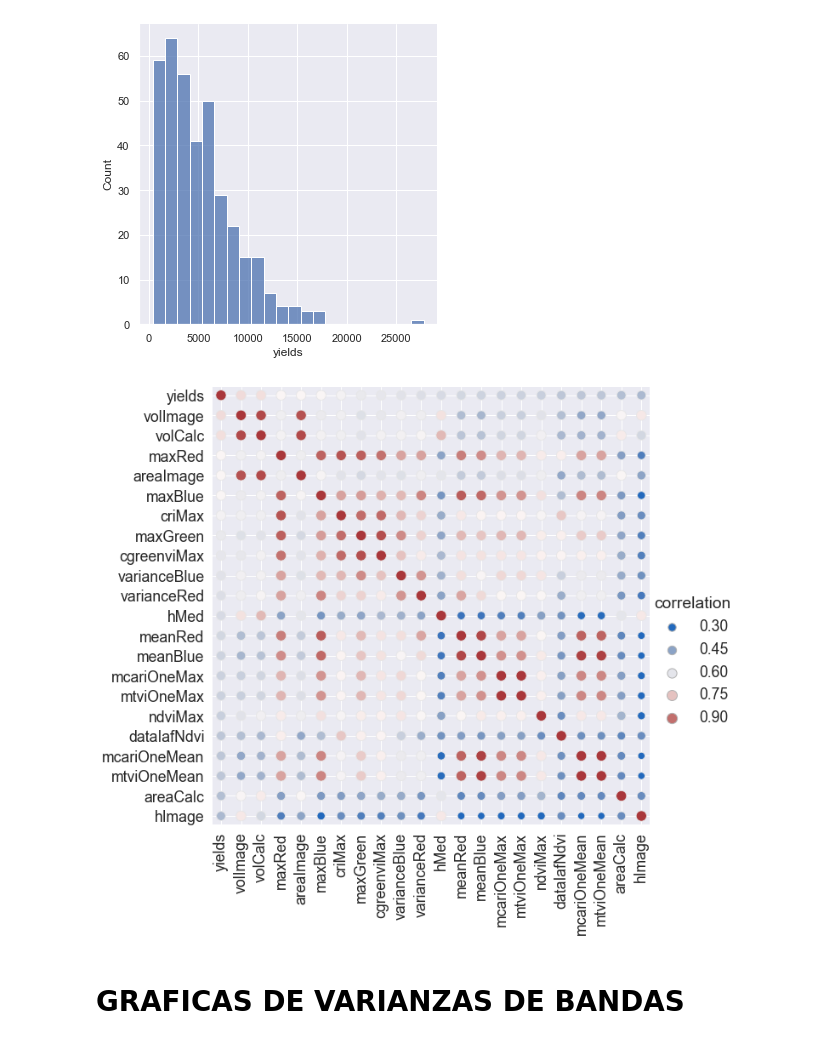
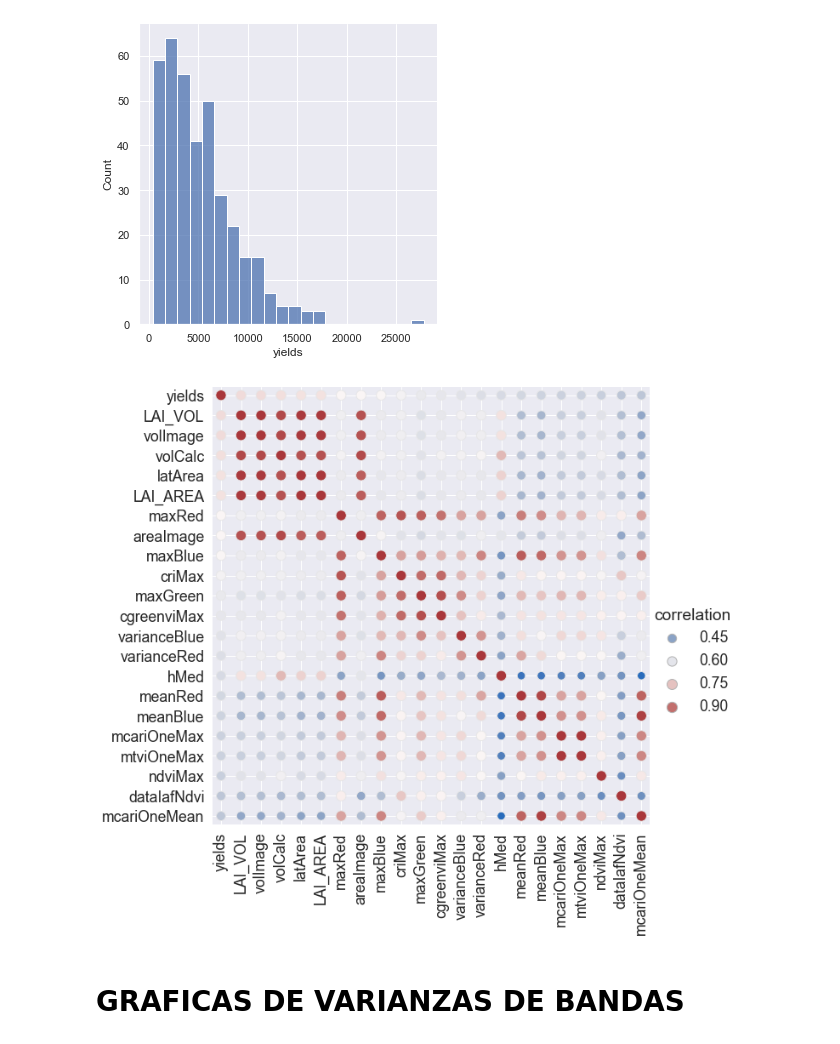
Before and after one commit to julianandres/processingyield, a Jupyter notebook: graficas.ipynb, the cells around one changed output. Drawn from its saved outputs; the diff is of its cells as text; code cells hidden in the pictures.

Commit message:
ajustes finales de modelos y data de validación

```diff
--- a/graficas.ipynb
+++ b/graficas.ipynb
@@ -121,10 +90,10 @@ for index,x in enumerate(datos.datosArea):
     areaLateral.append(valueAreaLateral)
 IAF_from_volume = definirCorrelacionVariables.objective(datos.datosVolumenImagen, 2.7791,0.0134)
 IAF_from_area = definirCorrelacionVariables.objective(areaLateral, 0.7896,-0.5786)
-d = {"latArea":areaLateral, "IAF_VOL":IAF_from_volume, "IAF_AREA":IAF_from_area}
+d = {"latArea":areaLateral, "LAI_VOL":IAF_from_volume, "LAI_AREA":IAF_from_area}
 dictGeneral.update(d)
 dframeFinal = pd.DataFrame(data=dictGeneral)
-
+correlation=dframeFinal.corr(method="pearson")
 scaled_features = StandardScaler().fit_transform(dframeFinal.values)
 scaled_features_df = pd.DataFrame(scaled_features, index=dframeFinal.index, columns=dframeFinal.columns)
 pyplot.figure(figsize=(10,10))
@@ -143,26 +112,26 @@ sns.displot(dframeFinal['yields'])
 [figure]
 # %%
 cols= correlation.nlargest(22,"yields")["yields"].index
-cm= np.corrcoef(dataframe[cols].values.T)
+cm= np.corrcoef(dframeFinal[cols].values.T)
 sns.set(font_scale=1.6)
-corr_mat = dataframe[cols].corr().stack().reset_index(name="correlation")
+corr_mat = dframeFinal[cols].corr().stack().reset_index(name="correlation")
 g = sns.relplot(
     data=corr_mat,
     x="level_0", y="level_1", hue="correlation", size="correlation",
     palette="vlag", hue_norm=(0.3, 1), edgecolor=".9",
     height=10, sizes=(25, 150), size_norm=(-.2, .8),
 )
 
 # Tweak the figure to finalize
 g.set(xlabel="", ylabel="", aspect="equal")
 g.despine(left=True, bottom=True)
 g.ax.margins(.02)
 for label in g.ax.get_xticklabels():
     label.set_rotation(90)
 for artist in g.legend.legendHandles:
     artist.set_edgecolor(".7")
 # %% [output]
-[figure, old version]
+[figure, new version]
 # %% [markdown]
 <h1> GRAFICAS DE VARIANZAS DE BANDAS</h1>
 # %%
```
Also changed, not shown: parts of 2 cells of this notebook, 5 other files.
